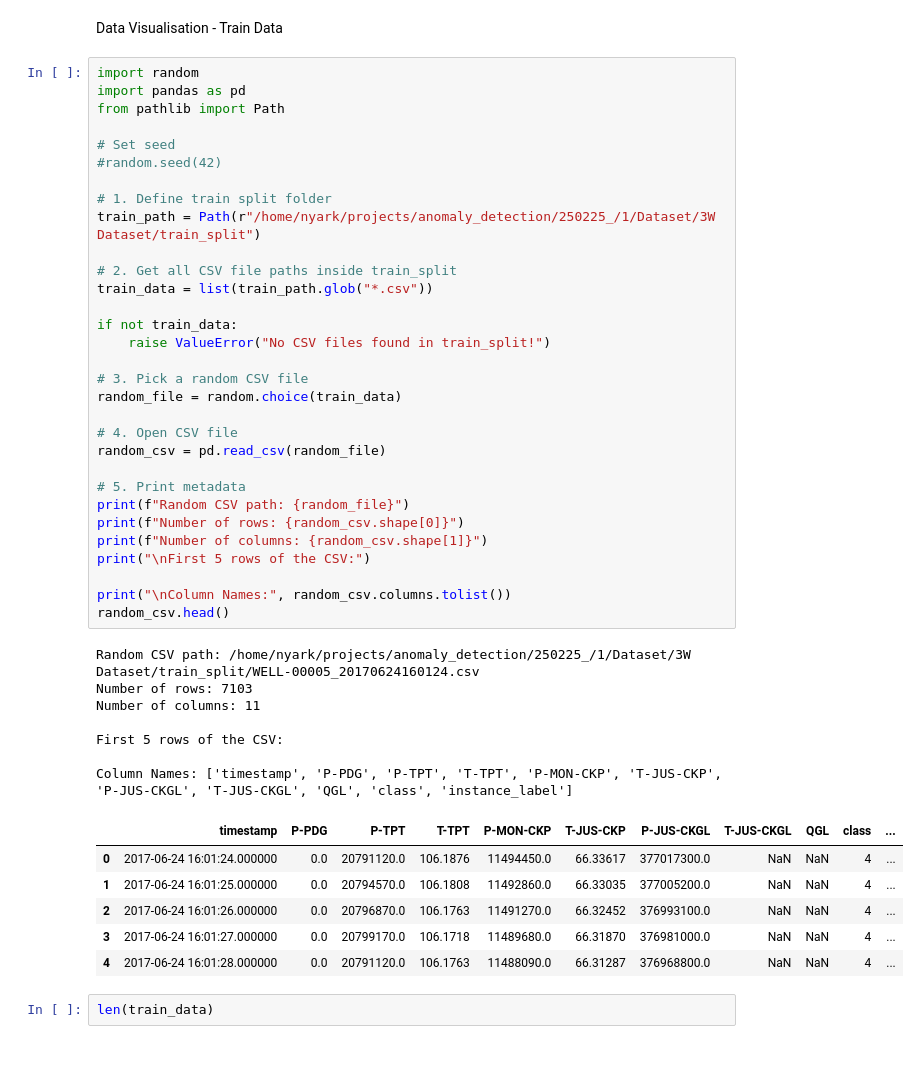
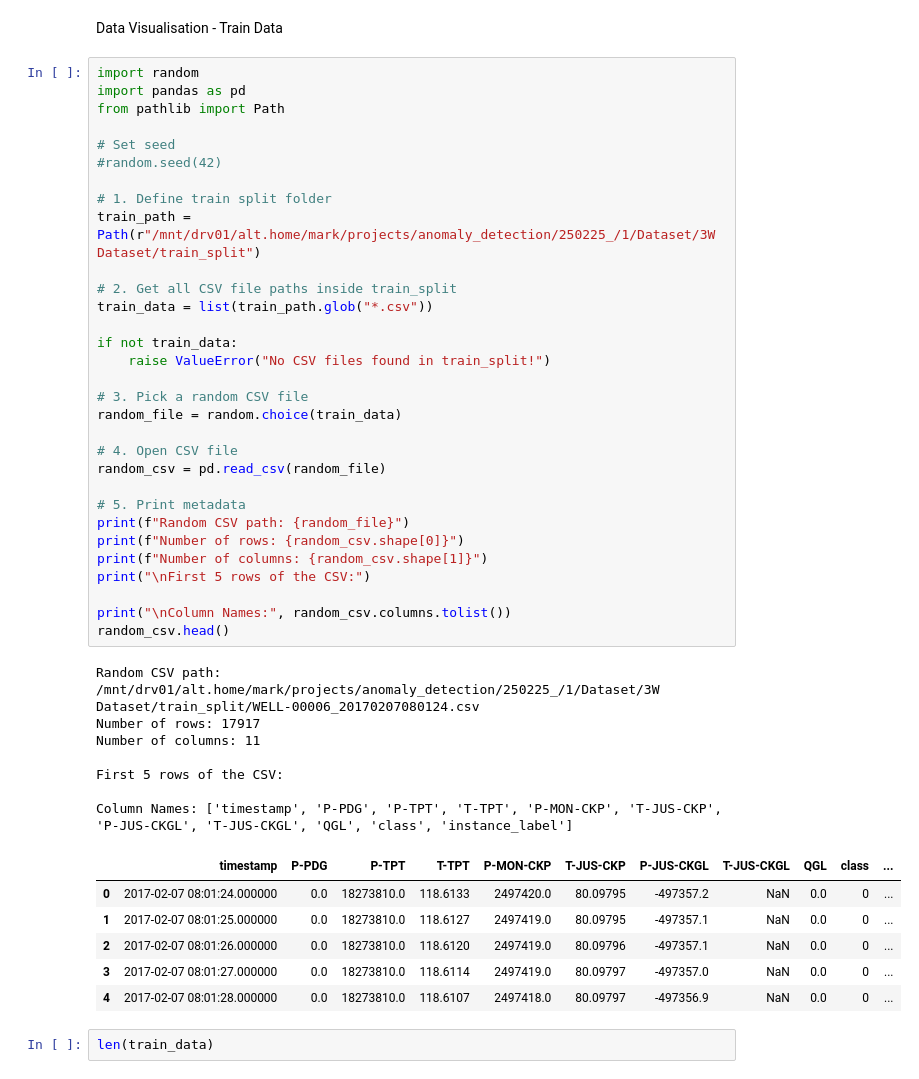
Before and after one commit to randrake/anomaly_detection, a Jupyter notebook: 250225_/1/Dataset/3W Dataset/codes/main.ipynb, the cells around one changed output. Cells and saved outputs as stored; diff of their text form.

```diff
--- a/250225_/1/Dataset/3W Dataset/codes/main.ipynb
+++ b/250225_/1/Dataset/3W Dataset/codes/main.ipynb
@@ -79,42 +82,42 @@ from pathlib import Path
 #random.seed(42)
 
 # 1. Define train split folder
-train_path = Path(r"/home/nyark/projects/anomaly_detection/250225_/1/Dataset/3W Dataset/train_split")
+train_path = Path(r"/mnt/drv01/alt.home/mark/projects/anomaly_detection/250225_/1/Dataset/3W Dataset/train_split")
 
 # 2. Get all CSV file paths inside train_split
 train_data = list(train_path.glob("*.csv"))
 
 if not train_data:
     raise ValueError("No CSV files found in train_split!")
 
 # 3. Pick a random CSV file
 random_file = random.choice(train_data)
 
 # 4. Open CSV file
 random_csv = pd.read_csv(random_file)
 
 # 5. Print metadata
 print(f"Random CSV path: {random_file}")
 print(f"Number of rows: {random_csv.shape[0]}")
 print(f"Number of columns: {random_csv.shape[1]}")
 print("\nFirst 5 rows of the CSV:")
 
 print("\nColumn Names:", random_csv.columns.tolist())
 random_csv.head()
 # %% [output]
-Random CSV path: /home/nyark/projects/anomaly_detection/250225_/1/Dataset/3W Dataset/train_split/WELL-00005_20170624160124.csv
-Number of rows: 7103
+Random CSV path: /mnt/drv01/alt.home/mark/projects/anomaly_detection/250225_/1/Dataset/3W Dataset/train_split/WELL-00006_20170207080124.csv
+Number of rows: 17917
 Number of columns: 11
 
 First 5 rows of the CSV:
 
 Column Names: ['timestamp', 'P-PDG', 'P-TPT', 'T-TPT', 'P-MON-CKP', 'T-JUS-CKP', 'P-JUS-CKGL', 'T-JUS-CKGL', 'QGL', 'class', 'instance_label']
 |  | timestamp | P-PDG | P-TPT | T-TPT | P-MON-CKP | T-JUS-CKP | P-JUS-CKGL | T-JUS-CKGL | QGL | class | ... |
-| 0 | 2017-06-24 16:01:24.000000 | 0.0 | 20791120.0 | 106.1876 | 11494450.0 | 66.33617 | 377017300.0 | NaN | NaN | 4 | ... |
-| 1 | 2017-06-24 16:01:25.000000 | 0.0 | 20794570.0 | 106.1808 | 11492860.0 | 66.33035 | 377005200.0 | NaN | NaN | 4 | ... |
-| 2 | 2017-06-24 16:01:26.000000 | 0.0 | 20796870.0 | 106.1763 | 11491270.0 | 66.32452 | 376993100.0 | NaN | NaN | 4 | ... |
-| 3 | 2017-06-24 16:01:27.000000 | 0.0 | 20799170.0 | 106.1718 | 11489680.0 | 66.31870 | 376981000.0 | NaN | NaN | 4 | ... |
-| 4 | 2017-06-24 16:01:28.000000 | 0.0 | 20791120.0 | 106.1763 | 11488090.0 | 66.31287 | 376968800.0 | NaN | NaN | 4 | ... |
+| 0 | 2017-02-07 08:01:24.000000 | 0.0 | 18273810.0 | 118.6133 | 2497420.0 | 80.09795 | -497357.2 | NaN | 0.0 | 0 | ... |
+| 1 | 2017-02-07 08:01:25.000000 | 0.0 | 18273810.0 | 118.6127 | 2497419.0 | 80.09795 | -497357.1 | NaN | 0.0 | 0 | ... |
+| 2 | 2017-02-07 08:01:26.000000 | 0.0 | 18273810.0 | 118.6120 | 2497419.0 | 80.09796 | -497357.1 | NaN | 0.0 | 0 | ... |
+| 3 | 2017-02-07 08:01:27.000000 | 0.0 | 18273810.0 | 118.6114 | 2497419.0 | 80.09797 | -497357.0 | NaN | 0.0 | 0 | ... |
+| 4 | 2017-02-07 08:01:28.000000 | 0.0 | 18273810.0 | 118.6107 | 2497418.0 | 80.09797 | -497356.9 | NaN | 0.0 | 0 | ... |
 # %%
 len(train_data)
 # %% [output]
```
Also changed, not shown: parts of 23 cells of this notebook.
